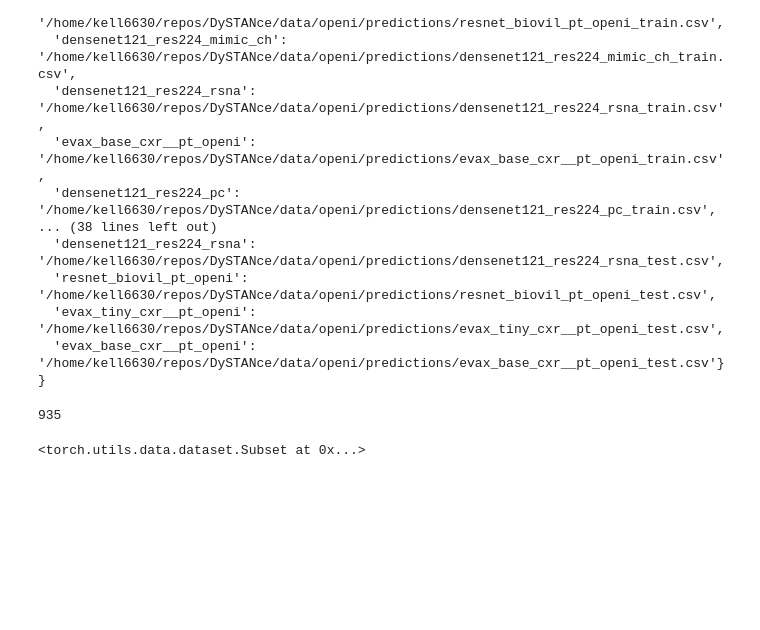
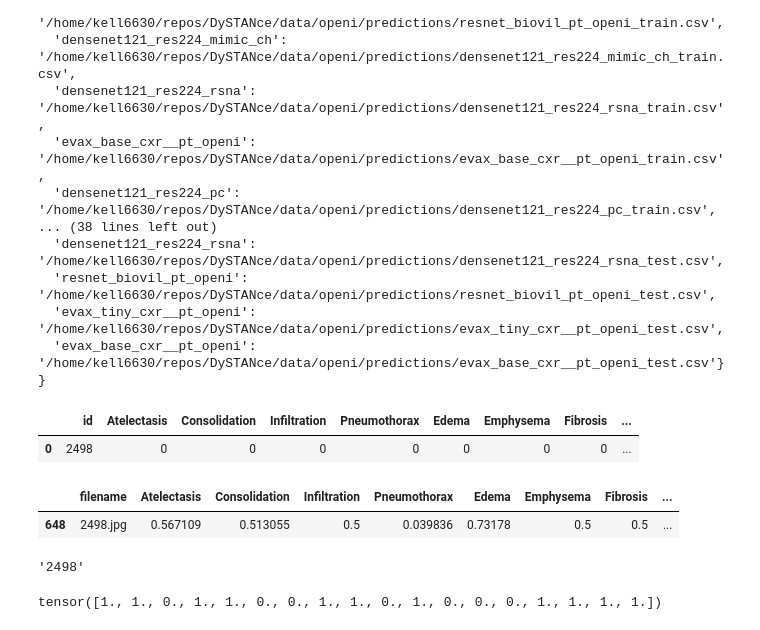
Before and after one commit to josh-strong/DySTANce, a Jupyter notebook: dev_notebooks/01_dataloading.ipynb, the cells around one changed output. Cells and saved outputs as stored; diff of their text form; code cells hidden in the pictures; blank space fills up the shorter version.

```diff
--- a/dev_notebooks/01_dataloading.ipynb
+++ b/dev_notebooks/01_dataloading.ipynb
@@ -220,7 +219,10 @@ tr_demo_dataset = OpenIRoutedDataset(
     predictions_registry=reg['train'],
     label_names=labels,
 )
-# %%
-len(tr_demo_dataset)
-# %% [output]
-935
+# %%
+import pandas as pd
+t = pd.read_csv("/home/kell6630/repos/DySTANce/data/openi/labels/Train.csv")
+t[t.id == 2498]
+# %% [output]
+|  | id | Atelectasis | Consolidation | Infiltration | Pneumothorax | Edema | Emphysema | Fibrosis | ... |
+| 0 | 2498 | 0 | 0 | 0 | 0 | 0 | 0 | 0 | ... |
@@ -227,3 +231,16 @@ len(tr_demo_dataset)
+# %%
+a[a.filename == '2498.jpg']
+# %% [output]
+|  | filename | Atelectasis | Consolidation | Infiltration | Pneumothorax | Edema | Emphysema | Fibrosis | ... |
+| 648 | 2498.jpg | 0.567109 | 0.513055 | 0.5 | 0.039836 | 0.73178 | 0.5 | 0.5 | ... |
+# %%
+tr_demo_dataset[0]['id']
+# %% [output]
+'2498'
+# %%
+tr_demo_dataset[0]['tool_mask'][1] # it's > 0.5 when
+# %% [output]
+tensor([1., 1., 0., 1., 1., 0., 0., 1., 1., 0., 1., 0., 0., 0., 1., 1., 1., 1.])
 # %%
 from torch.utils.data import Subset
 import random
@@ -381,7 +397,3 @@ class ContextManager:
         return Subset(self.dataset, self.routing_idx)
 # %%
 tr_demo_ctx_mgr = ContextManager(tr_demo_dataset)
-# %%
-tr_demo_ctx_mgr.routing_dataset()
-# %% [output]
-<torch.utils.data.dataset.Subset at 0x...>
```
Also changed, not shown: parts of 5 cells of this notebook, 5 other files.
